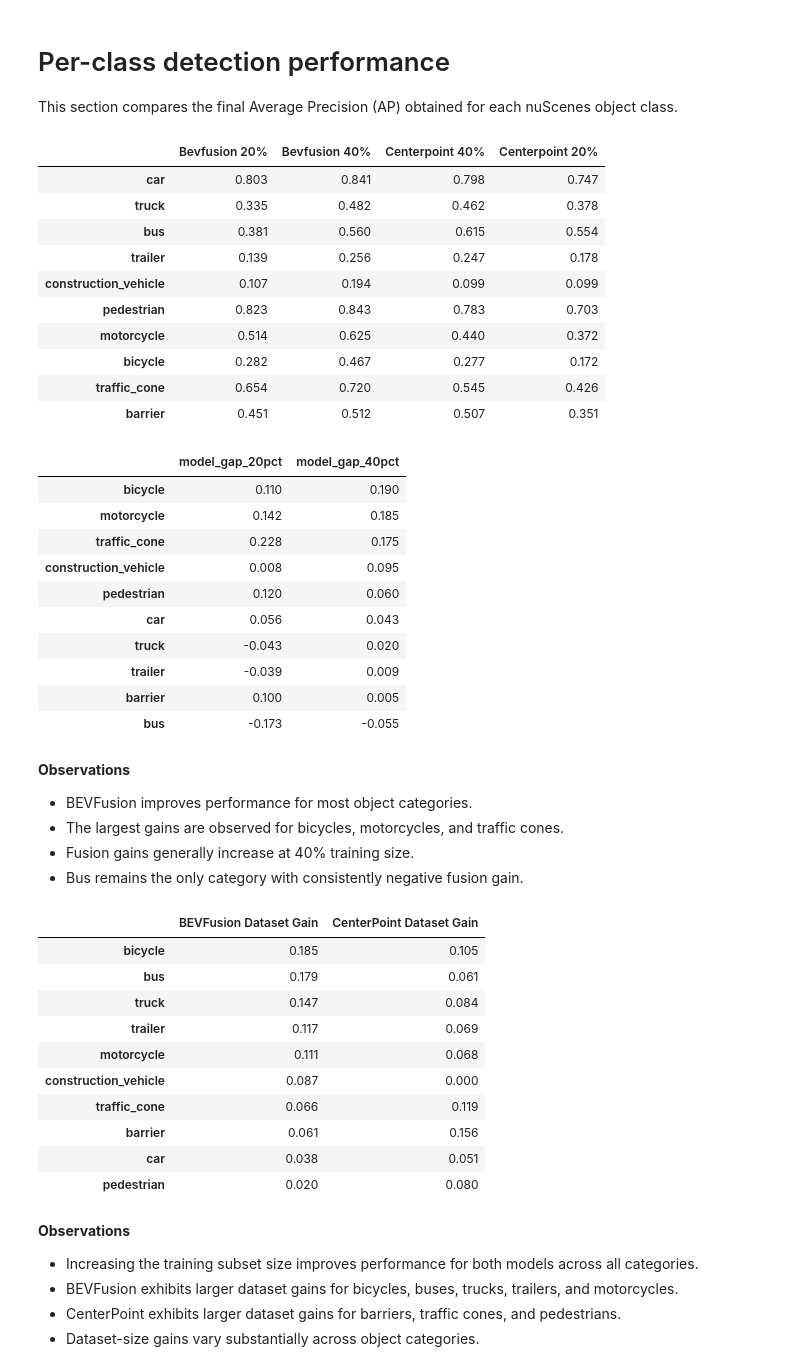
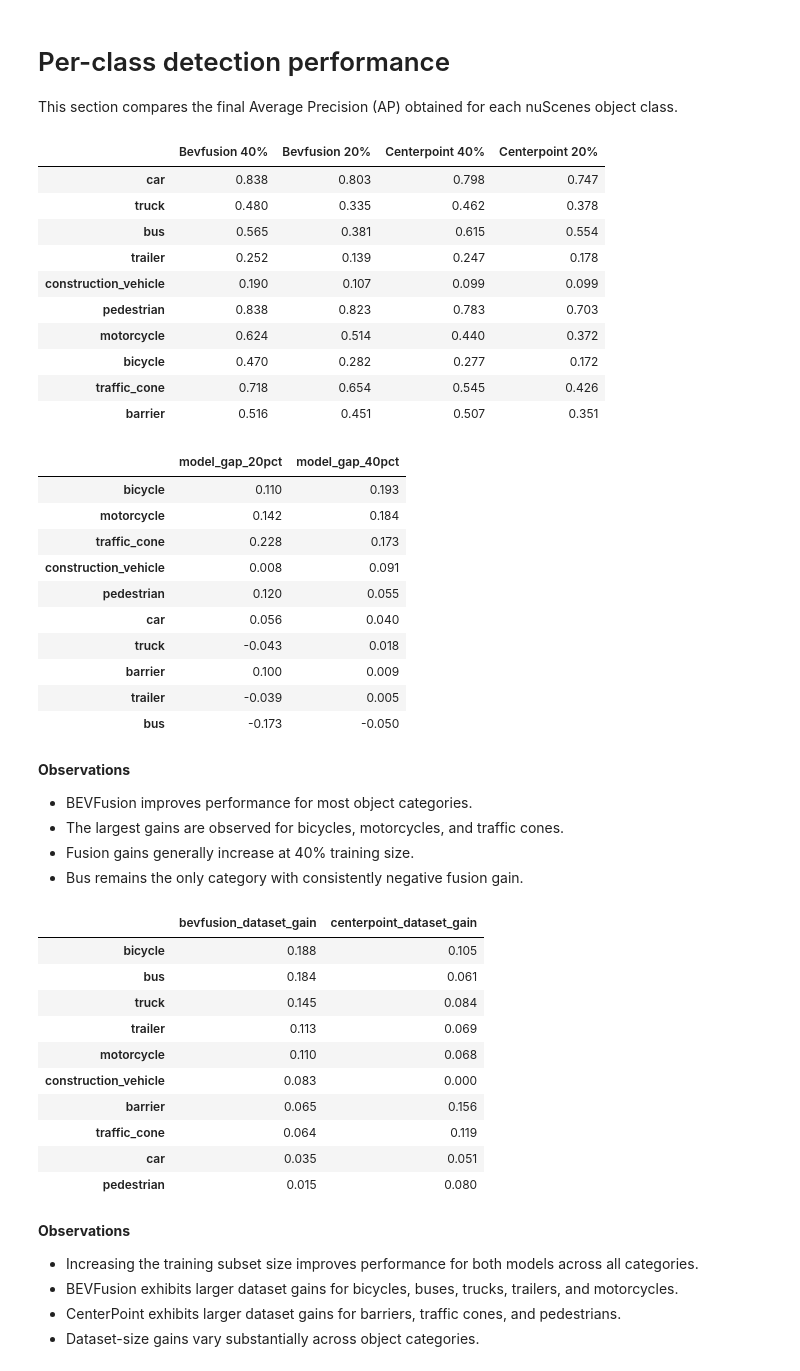
Before and after one commit to darkcyan-ugli-fruit/nuscenes-multimodal-learning, a Jupyter notebook: notebooks/04_models_comparison.ipynb, the cells around one changed output. Saved outputs shown, nothing was run; the diff lists cells and outputs as text; code cells hidden in the pictures.

```diff
--- a/notebooks/04_models_comparison.ipynb
+++ b/notebooks/04_models_comparison.ipynb
@@ -358,44 +358,54 @@ classes: List[str] = [
     "motorcycle",
     "bicycle",
     "traffic_cone",
     "barrier",
 ]
 
 per_class_ap: pd.DataFrame = pd.DataFrame(index=classes)
 
 for _, row in final_metrics_df.iterrows():
 
     label = row["experiment_label"]
 
     per_class_ap[label] = [
 
         row[
             [
                 f"{cls}_AP_0.5",
                 f"{cls}_AP_1.0",
                 f"{cls}_AP_2.0",
                 f"{cls}_AP_4.0",
             ]
         ].mean()
 
         for cls in classes
     ]
 
 per_class_ap = per_class_ap.round(3)
 
+per_class_ap = per_class_ap[
+    [
+        "Bevfusion 40%",
+        "Bevfusion 20%",
+        "Centerpoint 40%",
+        "Centerpoint 20%",
+
+    ]
+]
+
 per_class_ap
 # %% [output]
-|  | Bevfusion 20% | Bevfusion 40% | Centerpoint 40% | Centerpoint 20% |
-| car | 0.803 | 0.841 | 0.798 | 0.747 |
-| truck | 0.335 | 0.482 | 0.462 | 0.378 |
-| bus | 0.381 | 0.560 | 0.615 | 0.554 |
-| trailer | 0.139 | 0.256 | 0.247 | 0.178 |
-| construction_vehicle | 0.107 | 0.194 | 0.099 | 0.099 |
-| pedestrian | 0.823 | 0.843 | 0.783 | 0.703 |
-| motorcycle | 0.514 | 0.625 | 0.440 | 0.372 |
-| bicycle | 0.282 | 0.467 | 0.277 | 0.172 |
-| traffic_cone | 0.654 | 0.720 | 0.545 | 0.426 |
-| barrier | 0.451 | 0.512 | 0.507 | 0.351 |
+|  | Bevfusion 40% | Bevfusion 20% | Centerpoint 40% | Centerpoint 20% |
+| car | 0.838 | 0.803 | 0.798 | 0.747 |
+| truck | 0.480 | 0.335 | 0.462 | 0.378 |
+| bus | 0.565 | 0.381 | 0.615 | 0.554 |
+| trailer | 0.252 | 0.139 | 0.247 | 0.178 |
+| construction_vehicle | 0.190 | 0.107 | 0.099 | 0.099 |
+| pedestrian | 0.838 | 0.823 | 0.783 | 0.703 |
+| motorcycle | 0.624 | 0.514 | 0.440 | 0.372 |
+| bicycle | 0.470 | 0.282 | 0.277 | 0.172 |
+| traffic_cone | 0.718 | 0.654 | 0.545 | 0.426 |
+| barrier | 0.516 | 0.451 | 0.507 | 0.351 |
 # %%
 # Measure the per-class AP difference between
 # BEVFusion and CenterPoint at each dataset size.
@@ -422,16 +432,16 @@ model_gap_df = model_gap_df.sort_values(
 model_gap_df
 # %% [output]
 |  | model_gap_20pct | model_gap_40pct |
-| bicycle | 0.110 | 0.190 |
-| motorcycle | 0.142 | 0.185 |
-| traffic_cone | 0.228 | 0.175 |
-| construction_vehicle | 0.008 | 0.095 |
-| pedestrian | 0.120 | 0.060 |
-| car | 0.056 | 0.043 |
-| truck | -0.043 | 0.020 |
-| trailer | -0.039 | 0.009 |
-| barrier | 0.100 | 0.005 |
-| bus | -0.173 | -0.055 |
+| bicycle | 0.110 | 0.193 |
+| motorcycle | 0.142 | 0.184 |
+| traffic_cone | 0.228 | 0.173 |
+| construction_vehicle | 0.008 | 0.091 |
+| pedestrian | 0.120 | 0.055 |
+| car | 0.056 | 0.040 |
+| truck | -0.043 | 0.018 |
+| barrier | 0.100 | 0.009 |
+| trailer | -0.039 | 0.005 |
+| bus | -0.173 | -0.050 |
 # %% [markdown]
 **Observations**
 
@@ -464,17 +474,17 @@ dataset_model_gap_df = dataset_model_gap_df.sort_values(
 
 dataset_model_gap_df
 # %% [output]
-|  | BEVFusion Dataset Gain | CenterPoint Dataset Gain |
-| bicycle | 0.185 | 0.105 |
-| bus | 0.179 | 0.061 |
-| truck | 0.147 | 0.084 |
-| trailer | 0.117 | 0.069 |
-| motorcycle | 0.111 | 0.068 |
-| construction_vehicle | 0.087 | 0.000 |
-| traffic_cone | 0.066 | 0.119 |
-| barrier | 0.061 | 0.156 |
-| car | 0.038 | 0.051 |
-| pedestrian | 0.020 | 0.080 |
+|  | bevfusion_dataset_gain | centerpoint_dataset_gain |
+| bicycle | 0.188 | 0.105 |
+| bus | 0.184 | 0.061 |
+| truck | 0.145 | 0.084 |
+| trailer | 0.113 | 0.069 |
+| motorcycle | 0.110 | 0.068 |
+| construction_vehicle | 0.083 | 0.000 |
+| barrier | 0.065 | 0.156 |
+| traffic_cone | 0.064 | 0.119 |
+| car | 0.035 | 0.051 |
+| pedestrian | 0.015 | 0.080 |
 # %% [markdown]
 **Observations**
 
```
Also changed, not shown: parts of 7 cells of this notebook, 2 other files.
